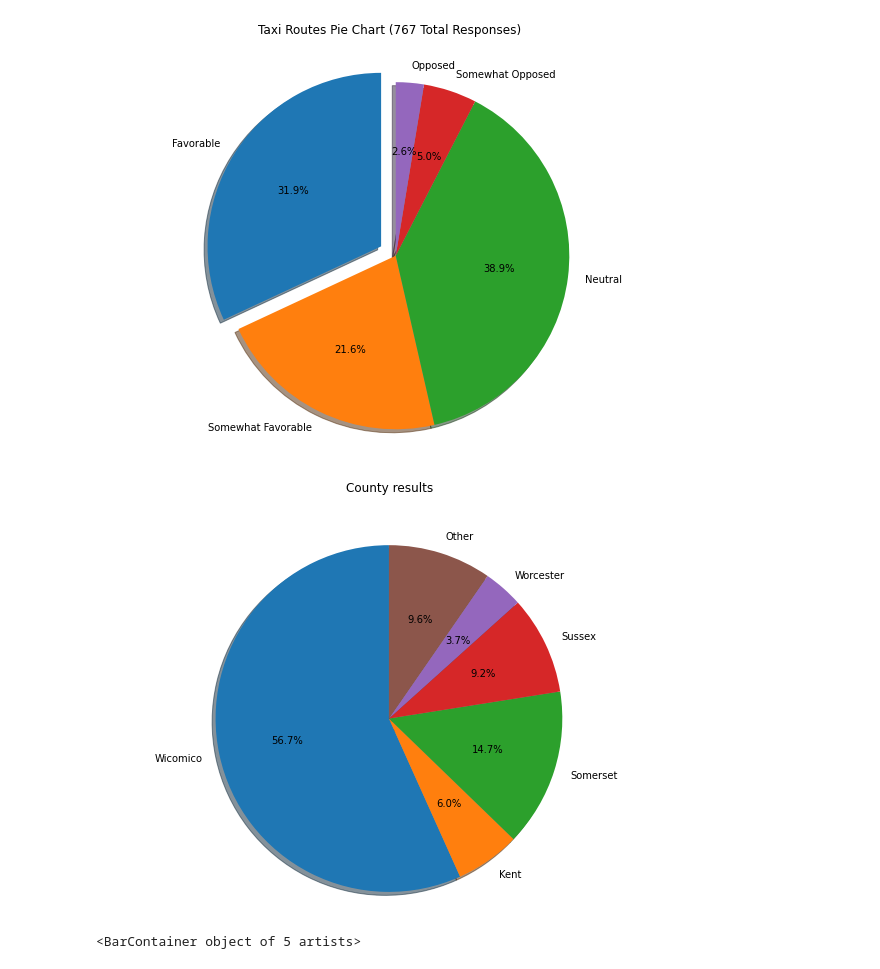
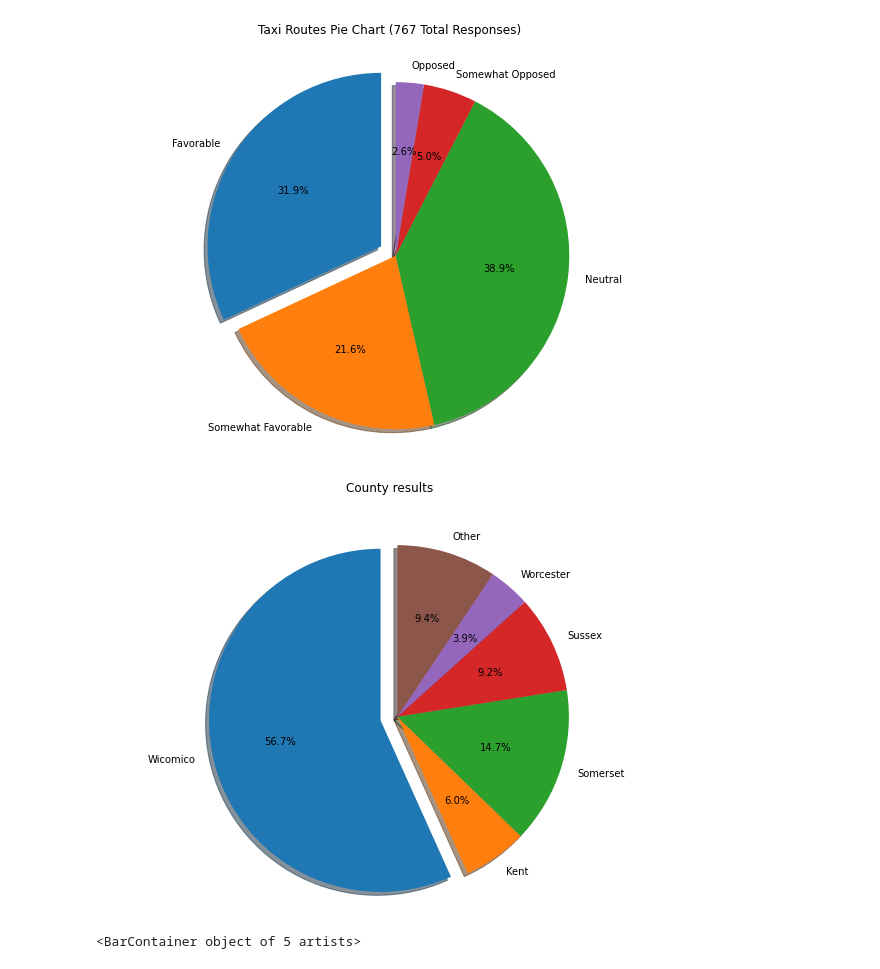
Before and after one commit to jfernandez37/PCS2023, a Jupyter notebook: PCS_graphs.ipynb, the cells around one changed output. Cells and saved outputs as stored; diff of their text form; code cells hidden in the pictures.

Commit message:
updated county graph

```diff
--- a/PCS_graphs.ipynb
+++ b/PCS_graphs.ipynb
@@ -1,7 +1,6 @@
 # %% [markdown]
 <a href="https://colab.research.google.com/github/jfernandez37/PCS2023/blob/main/PCS_graphs.ipynb" target="_parent"><img src="https://colab.research.google.com/assets/colab-badge.svg" alt="Open In Colab"/></a>
 # %%
-import plotly
 import math
 import string
 import pandas as pd
@@ -11,11 +10,11 @@ import matplotlib.pyplot as plt
 from collections import Counter
 def simCit(a, b):
     return SequenceMatcher(None, a, b).ratio()
-amtrakWords=["train","rail","amtrak","Train","Rail","Amtrak"]
+amtrakWords=["train","rail","amtrak","passenger","metro","Train","Rail","Amtrak","Passenger","Metro"]
 Wicomico=["Salisbury","Delmar","Fruitland","Hebron","Wicomico","Mardela springs","Tyaskin","Pittsville","Parsonsburg","Quantico","Salisbury/maryland"]
 Somerset=["Princess anne","Crisfield","Seaford","Eden","Westover", "Somerset","Marion"]
 Sussex=["Georgetown","Millsboro","Milton","Laurel", "Lewes","Bridgeville", "Dagsboro", "Sussex", "Rehoboth beach","Greenwood","Long neck"]
-Worcester=["Berlin", "Ocean pines","Worcester","Ocean city"]
+Worcester=["Berlin", "Ocean pines","Worcester","Ocean city","Whaleyville"]
 Kent=["Dover","Magnolia","Smyrna", "Harrington","Milford","Kent","Viola","Camden","Clayton", "Felton","Wyoming","Cheswold"]
 delaware=["Deleware","Delware"]
 noACount=0
@@ -128,7 +127,7 @@ for i in questionTitles:
                       fFlag=1
                       break
                 if fFlag==0:
-                  print(tempCounty)
+                  #print(tempCounty)
                   counties.append("N/A")
                   countyCount[5]+=1
             elif i=="2.":
@@ -178,9 +177,9 @@ for i in questionTitles:
         print(str(yesCount) + " people answered yes to question " + i)
         print(str(noCount) + " people answered no to question " + i)
     print("")
-print(Counter(cities))
-print(Counter(states))
-print(Counter(counties))
+#print(Counter(cities))
+#print(Counter(states))
+#print(Counter(counties))
 print("Number of english responses: " + str(len(df)-2))
 print("There were a total of " + str(noACount)+" of blank responses and " +str(aCount)+" not blank responses in the english survey")
 print(str(noACount+aCount)+" responses total for the english survey")
@@ -193,6 +192,7 @@ for i in range(3):
   totalAns.append(0)
   for j in allAns[i]:
     totalAns[i]+=j
+
 for i in range(3):
   titleGraph=""
   explode = (0.1, 0, 0, 0,0)
@@ -213,8 +213,9 @@ for i in range(3):
 titleCounty="County results"
 fig2,ax2=plt.subplots()
 plt.title(titleCounty+"\n\n")
+explode = (0.1, 0, 0, 0,0,0)
 countyLables=['Wicomico', 'Kent', 'Somerset', 'Sussex', 'Worcester', 'Other']
-ax2.pie(countyCount, labels=countyLables, autopct='%1.1f%%', shadow=True, startangle=90)
+ax2.pie(countyCount, labels=countyLables, explode=explode, autopct='%1.1f%%', shadow=True, startangle=90)
 ax2.axis('equal')
 fig2.tight_layout(pad=-7)
 plt.show()
@@ -234,6 +247,6 @@ Trains were talked about 216 times
 [figure]
 [figure]
 [figure]
-[figure, old version]
+[figure, new version]
 <BarContainer object of 5 artists>
 [figure]
```
Also changed, not shown: parts of 1 cell of this notebook.
